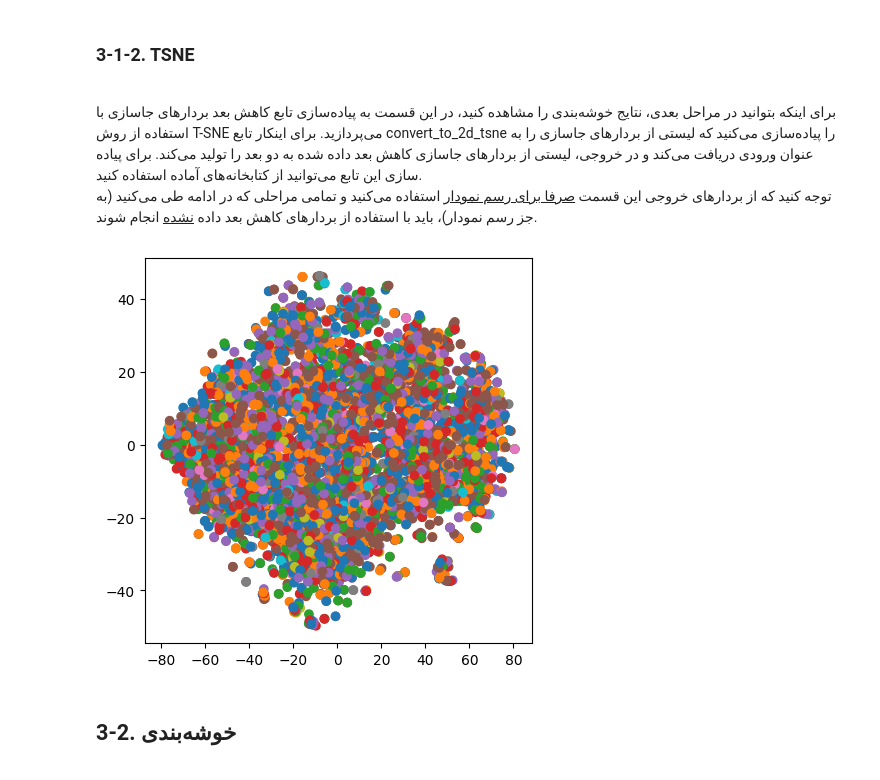
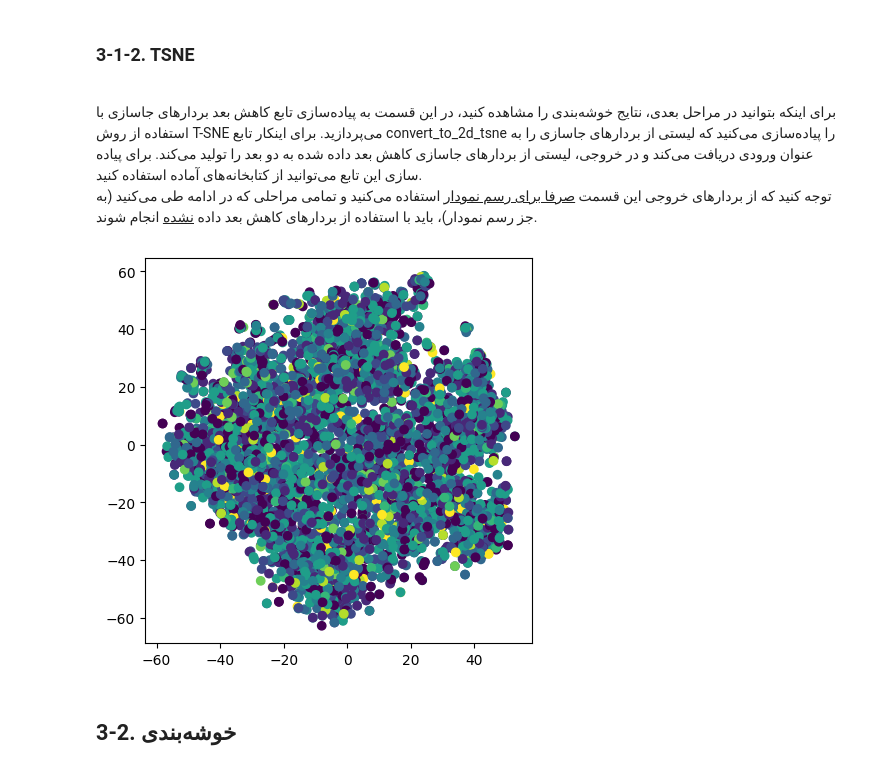
Before and after one commit to alizmhdi/IR-project, a Jupyter notebook: phase-3.ipynb, the cells around one changed output. Cells and saved outputs as stored; diff of their text form; code cells hidden in the pictures.

```diff
--- a/phase-3.ipynb
+++ b/phase-3.ipynb
@@ -234,6 +229,9 @@ class FastText:
         tf_idf_vectorizer: TfidfVectorizer
         Returns embedding of the query
         """
+        return self.model.get_sentence_vector(query)
+
+    def get_query_embedding_manual(self, query, tf_idf_vectorizer):
         embedded_query = np.zeros(100)
         query = self.preprocessor(query)
         tf_idf_scores = tf_idf_vectorizer.transform([' '.join(query)]).toarray()
@@ -610,10 +621,10 @@ def convert_to_2d_tsne(emb_vecs):
 X_2d = convert_to_2d_tsne(embeddings)
 # %%
 plt.figure(figsize=(5,5))
-plt.scatter(X_2d[:,0], X_2d[:,1], c=y_total, cmap='tab10')
+plt.scatter(X_2d[:,0], X_2d[:,1], c=y_total)
 plt.show()
 # %% [output]
-[figure, old version]
+[figure, new version]
 # %% [markdown]
 <div dir="rtl">
 <h2>3-2.
```
Also changed, not shown: parts of 15 cells of this notebook, 1 other file.
